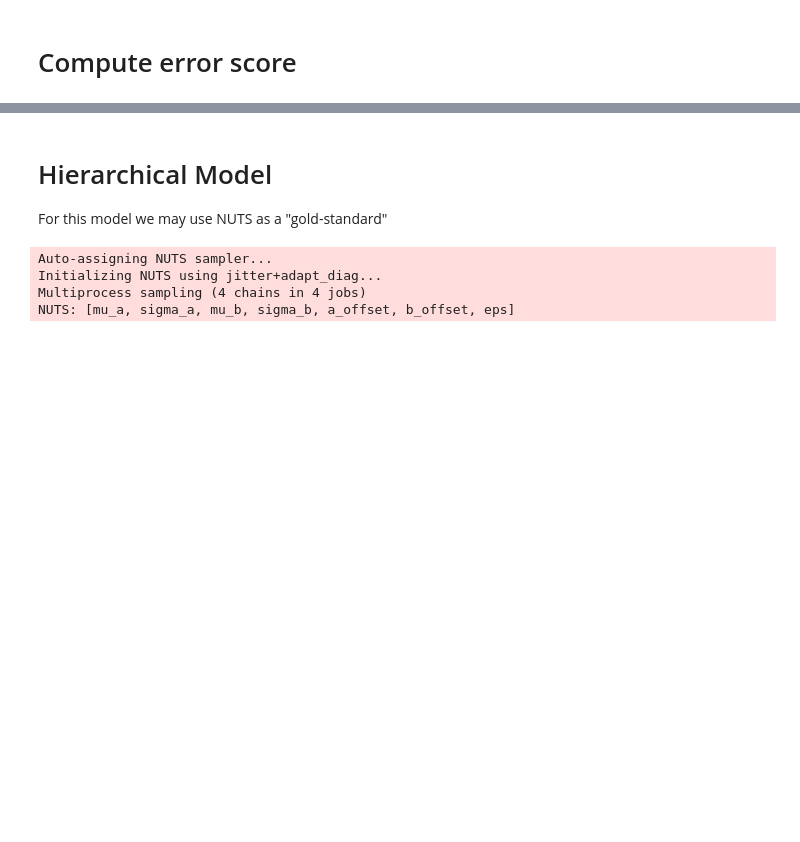
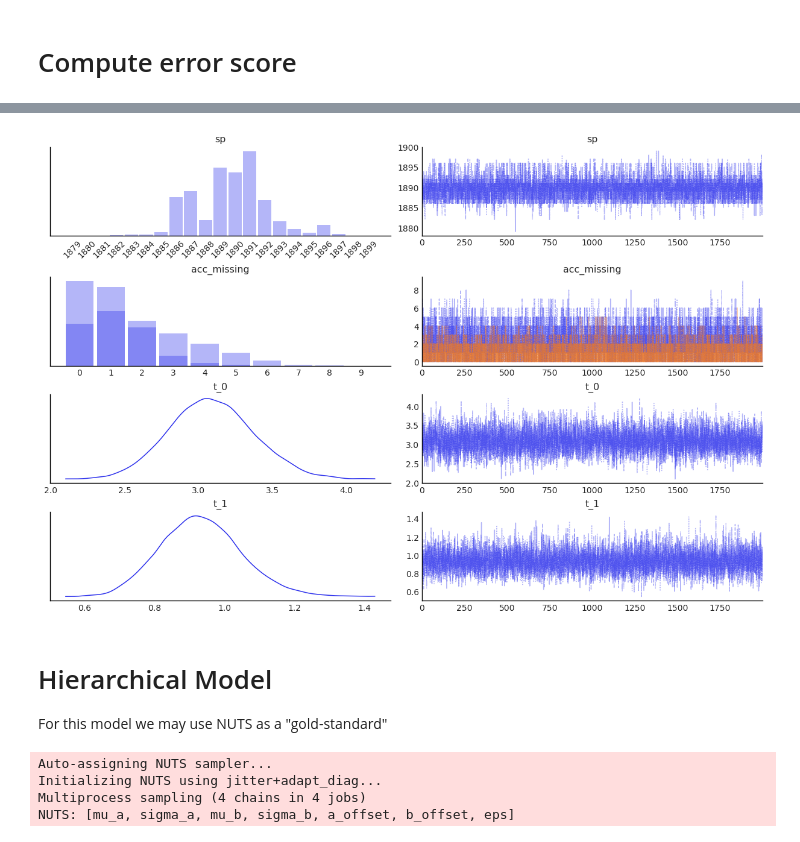
Before and after one commit to Grupo-de-modelado-probabilista/SMC_diagnostics, a Jupyter notebook: SMC_tests.ipynb, the cells around one changed output, grey strips where cells are left out. Saved outputs shown, nothing was run; the diff lists cells and outputs as text; code cells hidden in the pictures; blank space fills up the shorter version.

Commit message:
add coal mining disasters

```diff
--- a/SMC_tests.ipynb
+++ b/SMC_tests.ipynb
@@ -83,0 +94,28 @@ np.mean(error_score_list), np.std(error_score_list)
+# %%
+disaster_data = pd.Series([4, 5, 4, 0, 1, 4, 3, 4, 0, 6, 3, 3, 4, 0, 2, 6,
+                           3, 3, 5, 4, 5, 3, 1, 4, 4, 1, 5, 5, 3, 4, 2, 5,
+                           2, 2, 3, 4, 2, 1, 3, np.nan, 2, 1, 1, 1, 1, 3,
+                           0, 0, 1, 0, 1, 1, 0, 0, 3, 1, 0, 3, 2, 2, 0, 1,
+                           1, 1, 0, 1, 0, 1, 0, 0, 0, 2, 1, 0, 0, 0, 1, 1,
+                           0, 2, 3, 3, 1, np.nan, 2, 1, 1, 1, 1, 2, 4, 2,
+                           0, 0, 1, 4, 0, 0, 0, 1, 0, 0, 0, 0, 0, 1, 0, 0,
+                           1, 0, 1])
+
+years = np.arange(1851, 1962)
+# %%
+with pm.Model() as mining:
+    # Prior for the switch-point
+    sp = pm.DiscreteUniform('sp', lower=years.min(), upper=years.max())
+
+    # Priors for the rate before (t_0) and after (t_1)
+    t_0 = pm.Exponential('t_0', 1)
+    t_1 = pm.Exponential('t_1', 1)
+
+    # We assign the rate according to the sp,
+    rate = pm.Deterministic("rate", pm.math.switch(sp >= years, t_0, t_1))
+
+    # Likelihood
+    acc = pm.Poisson('acc', rate, observed=disaster_data)
+
+    # We compute the posterior
+    idata = pm.sample_smc()
@@ -84,3 +130,8 @@ np.mean(error_score_list), np.std(error_score_list)
+# %%
+ax = az.plot_trace(idata, var_names=["~rate"], combined=True);
+[ticks.set_rotation(45) for ticks in ax[0, 0].get_xticklabels()];
+# %% [output]
+[figure, added]
 # %% [markdown]
 # Hierarchical Model
 
```
Also changed, not shown: parts of 10 cells of this notebook, 1 other file.
